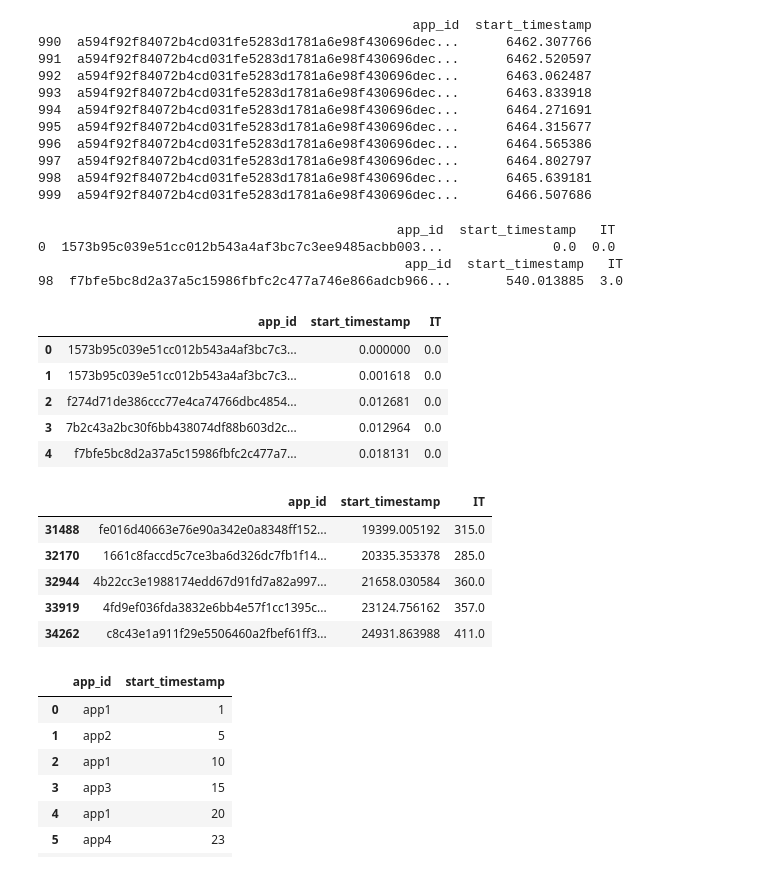
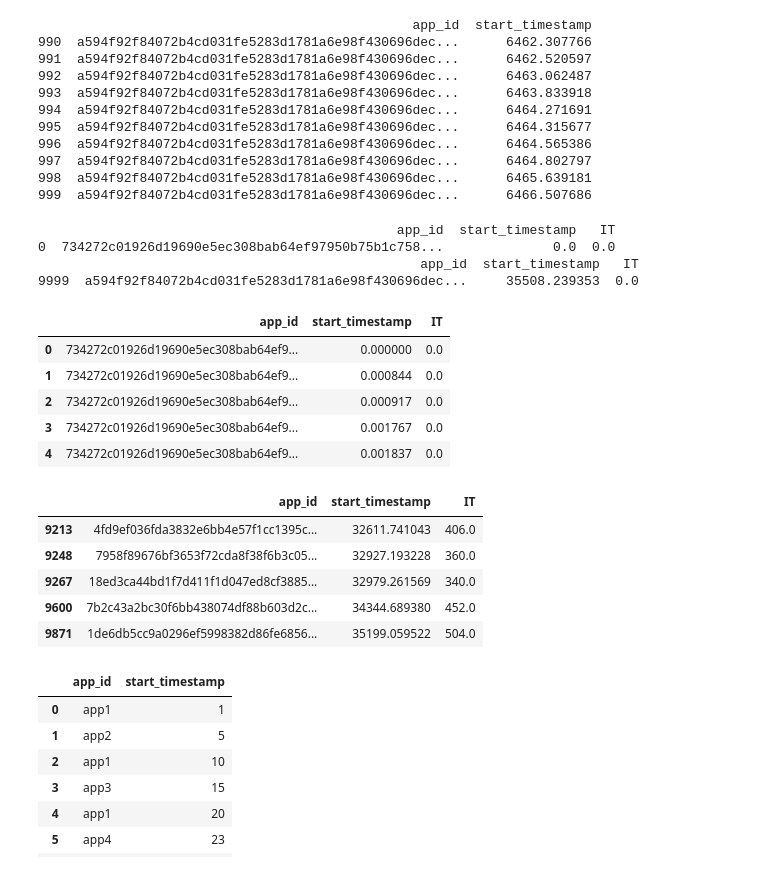
Before and after one commit to c-zhihao/FYP_Serverless_Cloud, a Jupyter notebook: FYP_Hybrid_Histogram_Policy.ipynb, the cells around one changed output. Saved outputs shown, nothing was run; the diff lists cells and outputs as text; code cells hidden in the pictures.

```diff
--- a/FYP_Hybrid_Histogram_Policy.ipynb
+++ b/FYP_Hybrid_Histogram_Policy.ipynb
@@ -95,58 +95,58 @@ print(sampleTest.tail(10))
 998  a594f92f84072b4cd031fe5283d1781a6e98f430696dec...      6465.639181
 999  a594f92f84072b4cd031fe5283d1781a6e98f430696dec...      6466.507686
 # %%
-filter_rows = trace.iloc[1:100]
+filter_rows = trace.iloc[1000000:1010000]
 sampleTest = filter_rows[['app_id','start_timestamp']]
 first_row_start_time = sampleTest.iloc[0, 1]
 sampleTest['start_timestamp'] = sampleTest['start_timestamp'] - first_row_start_time
 sampleTest = sampleTest.reset_index(drop = True)
 #append the date to the DF
 
 
 #append IT to the DF
 listIT = []
 tempDict = {}
 app_id = sampleTest['app_id']
 start_time = sampleTest['start_timestamp']
 
 for i in range(0,len(sampleTest)):
     if tempDict.get(app_id[i]) == None:
         tempDict[app_id[i]] = start_time[i]
         listIT.append(0)
     else:
         IT = start_time[i] - tempDict.get(app_id[i])
         IT = np.floor(IT/60)
         tempDict[app_id[i]] = start_time[i]
         listIT.append(IT)
 
 sampleTest["IT"] = listIT
 sampleTest.head()
 
 incoming_invocations = sampleTest.values.tolist()
 print(sampleTest.head(1))
 print(sampleTest.tail(1))
 sampleTest.head()
 # %% [output]
                                               app_id  start_timestamp   IT
-0  1573b95c039e51cc012b543a4af3bc7c3ee9485acbb003...              0.0  0.0
-                                               app_id  start_timestamp   IT
-98  f7bfe5bc8d2a37a5c15986fbfc2c477a746e866adcb966...       540.013885  3.0
+0  734272c01926d19690e5ec308bab64ef97950b75b1c758...              0.0  0.0
+                                                 app_id  start_timestamp   IT
+9999  a594f92f84072b4cd031fe5283d1781a6e98f430696dec...     35508.239353  0.0
 |  | app_id | start_timestamp | IT |
-| 0 | 1573b95c039e51cc012b543a4af3bc7c3... | 0.000000 | 0.0 |
-| 1 | 1573b95c039e51cc012b543a4af3bc7c3... | 0.001618 | 0.0 |
-| 2 | f274d71de386ccc77e4ca74766dbc4854... | 0.012681 | 0.0 |
-| 3 | 7b2c43a2bc30f6bb438074df88b603d2c... | 0.012964 | 0.0 |
-| 4 | f7bfe5bc8d2a37a5c15986fbfc2c477a7... | 0.018131 | 0.0 |
+| 0 | 734272c01926d19690e5ec308bab64ef9... | 0.000000 | 0.0 |
+| 1 | 734272c01926d19690e5ec308bab64ef9... | 0.000844 | 0.0 |
+| 2 | 734272c01926d19690e5ec308bab64ef9... | 0.000917 | 0.0 |
+| 3 | 734272c01926d19690e5ec308bab64ef9... | 0.001767 | 0.0 |
+| 4 | 734272c01926d19690e5ec308bab64ef9... | 0.001837 | 0.0 |
 # %%
 IT_more_than_240 = sampleTest.loc[sampleTest['IT'] > 240]
 IT_more_than_240
 # %% [output]
 |  | app_id | start_timestamp | IT |
-| 31488 | fe016d40663e76e90a342e0a8348ff152... | 19399.005192 | 315.0 |
-| 32170 | 1661c8faccd5c7ce3ba6d326dc7fb1f14... | 20335.353378 | 285.0 |
-| 32944 | 4b22cc3e1988174edd67d91fd7a82a997... | 21658.030584 | 360.0 |
-| 33919 | 4fd9ef036fda3832e6bb4e57f1cc1395c... | 23124.756162 | 357.0 |
-| 34262 | c8c43e1a911f29e5506460a2fbef61ff3... | 24931.863988 | 411.0 |
+| 9213 | 4fd9ef036fda3832e6bb4e57f1cc1395c... | 32611.741043 | 406.0 |
+| 9248 | 7958f89676bf3653f72cda8f38f6b3c05... | 32927.193228 | 360.0 |
+| 9267 | 18ed3ca44bd1f7d411f1d047ed8cf3885... | 32979.261569 | 340.0 |
+| 9600 | 7b2c43a2bc30f6bb438074df88b603d2c... | 34344.689380 | 452.0 |
+| 9871 | 1de6db5cc9a0296ef5998382d86fe6856... | 35199.059522 | 504.0 |
 # %%
 incoming_invocations = [['app1', 1], # cold start, new id
 ['app1', 65], # cold start, IT = 1min, keep alive = current time + 1min
```
Also changed, not shown: parts of 9 cells of this notebook, 1 other file.
